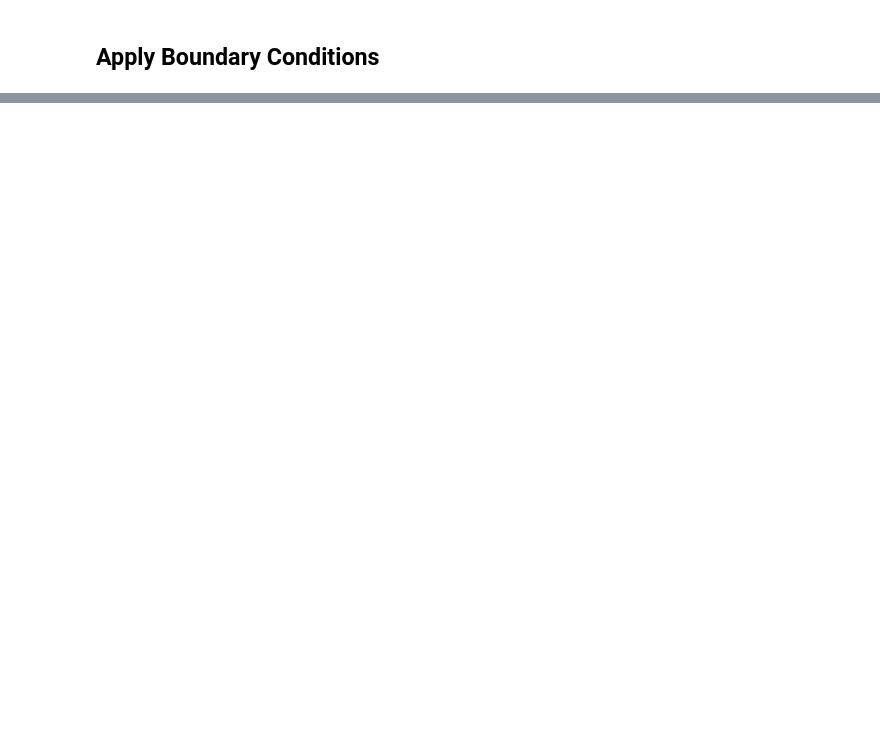
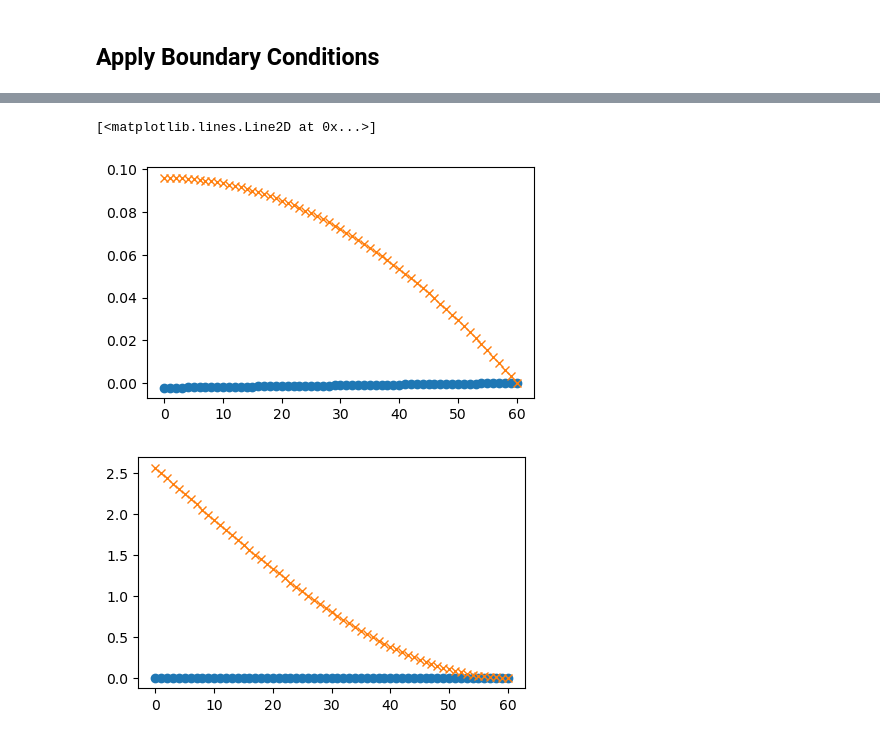
Before and after one commit to ImperialCollegeLondon/ReCoDe-Finite-Element-Method, a Jupyter notebook: Exercise_2.ipynb, the cells around one changed output, grey strips where cells are left out. Saved outputs shown, nothing was run; the diff lists cells and outputs as text; code cells hidden in the pictures; blank space fills up the shorter version.

```diff
--- a/Exercise_2.ipynb
+++ b/Exercise_2.ipynb
@@ -184,0 +437,4 @@ for element in FEM_.element_list_2D:
+# %%
+## solve the linear systme of equations
+x = np.linalg.solve(A_matrix, b)
+x
@@ -184,0 +459,39 @@ for element in FEM_.element_list_2D:
+# %%
+analytica_x_list =np.empty((0,2))
+FEM_x =np.empty((0,2))
+
+
+analytica_y_list =np.empty((0,2))
+FEM_y =np.empty((0,2))
+### Check along the top boundary
+
+top_ = np.where(np.isclose(FEM_.mesh.points[:,1],y_end))[0]
+for node in top_:
+    x_val = round(FEM_.mesh.points[node][0],5)
+    y_val = round(FEM_.mesh.points[node][1],5)
+#     print(x_val, y_val)
+
+    ## x -axis
+    FEM_solution_x = x[node*2]
+    analytical_x = analytical_solution_x(x_val,y_val,P,L,Youngs_modulus,Poisson_ratio,c,t)
+
+    # y axis
+    FEM_solution_y = x[node*2+1]
+    analytical_y = analytical_solution_y(x_val,y_val,P,L,Youngs_modulus,Poisson_ratio,c,t)
+
+    analytica_x_list=np.append(analytica_x_list,[[x_val,analytical_x]], axis = 0)
+    analytica_y_list=np.append(analytica_y_list,[[x_val,analytical_y]], axis = 0)
+
+    FEM_x=np.append(FEM_x,[[x_val,FEM_solution_x]], axis=0)
+    FEM_y=np.append(FEM_y,[[x_val,FEM_solution_y]], axis=0)
+# %%
+plt.figure(figsize=(5,3))
+plt.plot(FEM_x[:,0],FEM_x[:,1], "o")
+plt.plot(analytica_x_list[:,0],analytica_x_list[:,1], "x")
+plt.figure(figsize=(5,3))
+plt.plot(FEM_y[:,0],FEM_y[:,1], "o")
+plt.plot(analytica_y_list[:,0],analytica_y_list[:,1], "x")
+# %% [output]
+[<matplotlib.lines.Line2D at 0x...>]
+[figure, added]
+[figure, added]
```
Also changed, not shown: parts of 16 cells of this notebook.
